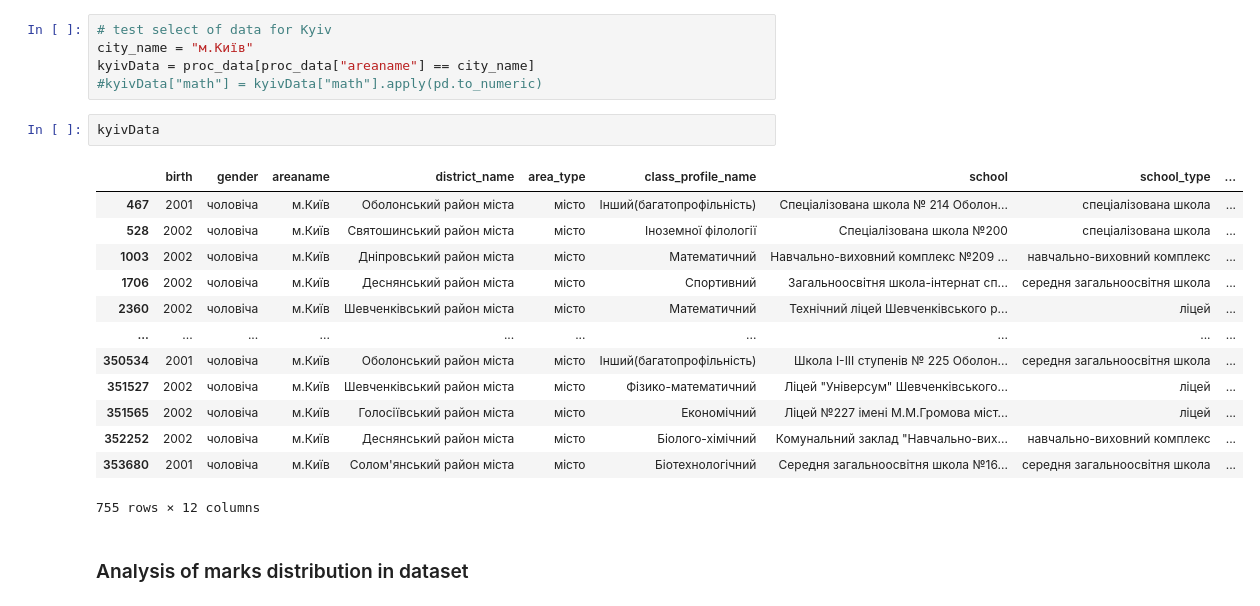
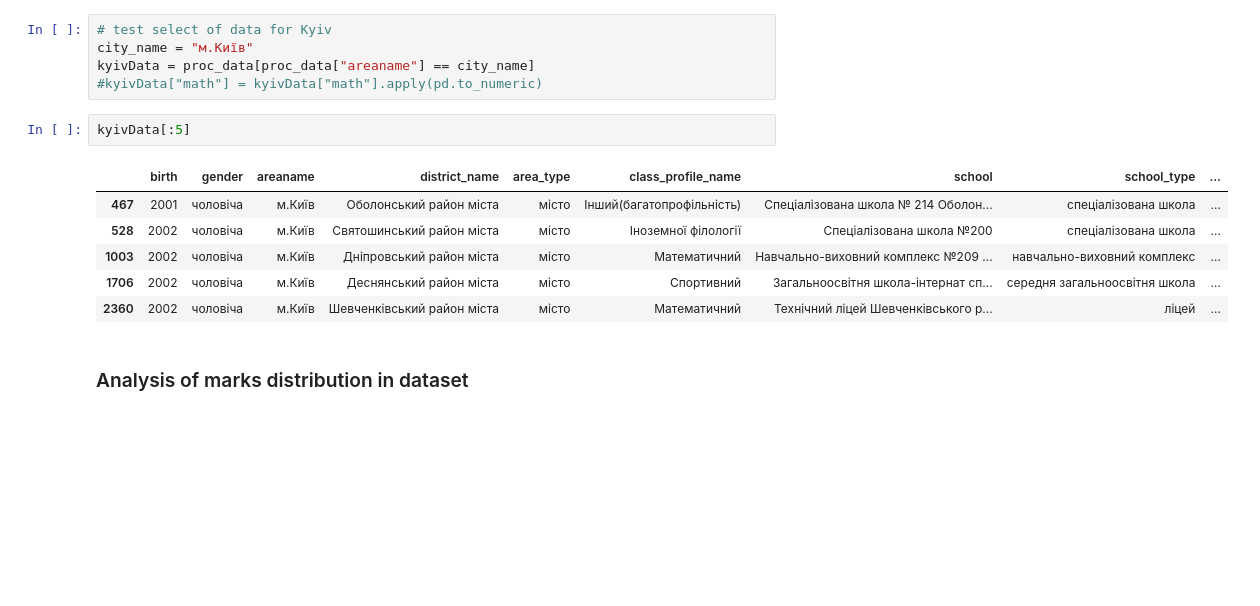
Before and after one commit to denyskononenko/ml_znodata, a Jupyter notebook: zno_info.ipynb, the cells around one changed output. Saved outputs shown, nothing was run; the diff lists cells and outputs as text; blank space fills up the shorter version.

```diff
--- a/zno_info.ipynb
+++ b/zno_info.ipynb
@@ -95,21 +102,14 @@ city_name = "м.Київ"
 kyivData = proc_data[proc_data["areaname"] == city_name]
 #kyivData["math"] = kyivData["math"].apply(pd.to_numeric)
 # %%
-kyivData
+kyivData[:5]
 # %% [output]
 |  | birth | gender | areaname | district_name | area_type | class_profile_name | school | school_type | ... |
 | 467 | 2001 | чоловіча | м.Київ | Оболонський район міста | місто | Інший(багатопрофільність) | Спеціалізована школа № 214 Оболон... | спеціалізована школа | ... |
 | 528 | 2002 | чоловіча | м.Київ | Святошинський район міста | місто | Іноземної філології | Спеціалізована школа №200 | спеціалізована школа | ... |
 | 1003 | 2002 | чоловіча | м.Київ | Дніпровський район міста | місто | Математичний | Навчально-виховний комплекс №209 ... | навчально-виховний комплекс | ... |
 | 1706 | 2002 | чоловіча | м.Київ | Деснянський район міста | місто | Спортивний | Загальноосвітня школа-інтернат сп... | середня загальноосвітня школа | ... |
 | 2360 | 2002 | чоловіча | м.Київ | Шевченківський район міста | місто | Математичний | Технічний ліцей Шевченківського р... | ліцей | ... |
-| ... | ... | ... | ... | ... | ... | ... | ... | ... | ... |
-| 350534 | 2001 | чоловіча | м.Київ | Оболонський район міста | місто | Інший(багатопрофільність) | Школа І-ІІІ ступенів № 225 Оболон... | середня загальноосвітня школа | ... |
-| 351527 | 2002 | чоловіча | м.Київ | Шевченківський район міста | місто | Фізико-математичний | Ліцей "Універсум" Шевченківського... | ліцей | ... |
-| 351565 | 2002 | чоловіча | м.Київ | Голосіївський район міста | місто | Економічний | Ліцей №227 імені М.М.Громова міст... | ліцей | ... |
-| 352252 | 2002 | чоловіча | м.Київ | Деснянський район міста | місто | Біолого-хімічний | Комунальний заклад "Навчально-вих... | навчально-виховний комплекс | ... |
-| 353680 | 2001 | чоловіча | м.Київ | Солом'янський район міста | місто | Біотехнологічний | Середня загальноосвітня школа №16... | середня загальноосвітня школа | ... |
-755 rows × 12 columns
 # %% [markdown]
 ### Analysis of marks distribution in dataset
 # %% [markdown]
```
Also changed, not shown: parts of 23 cells of this notebook.
